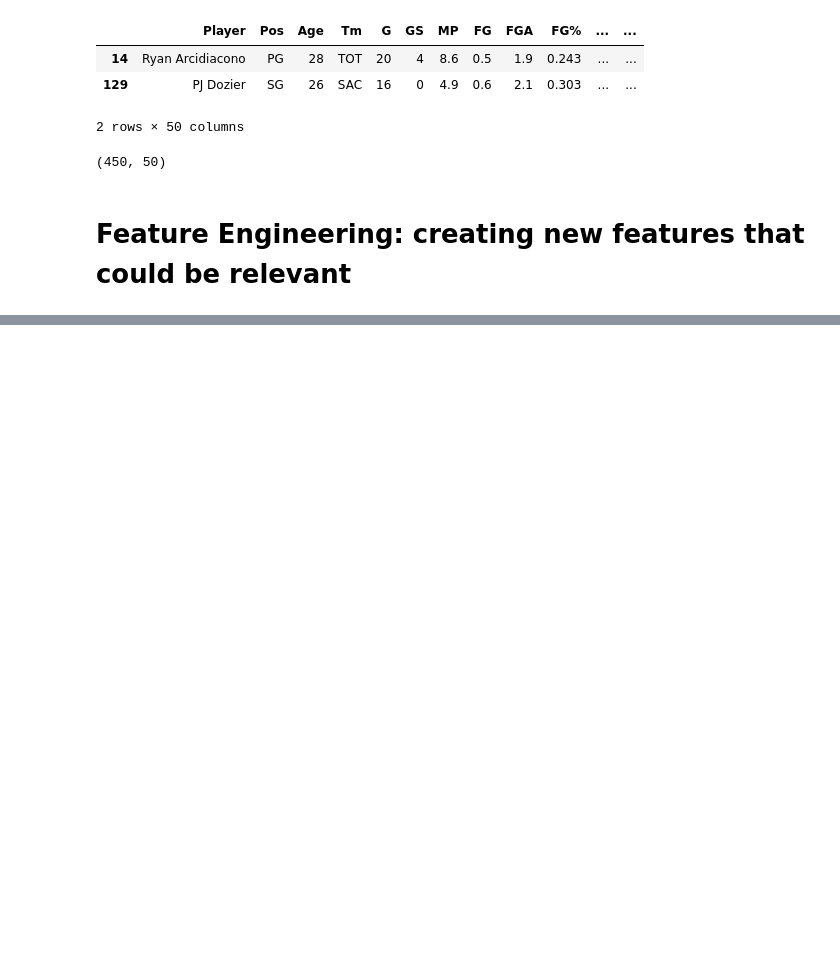
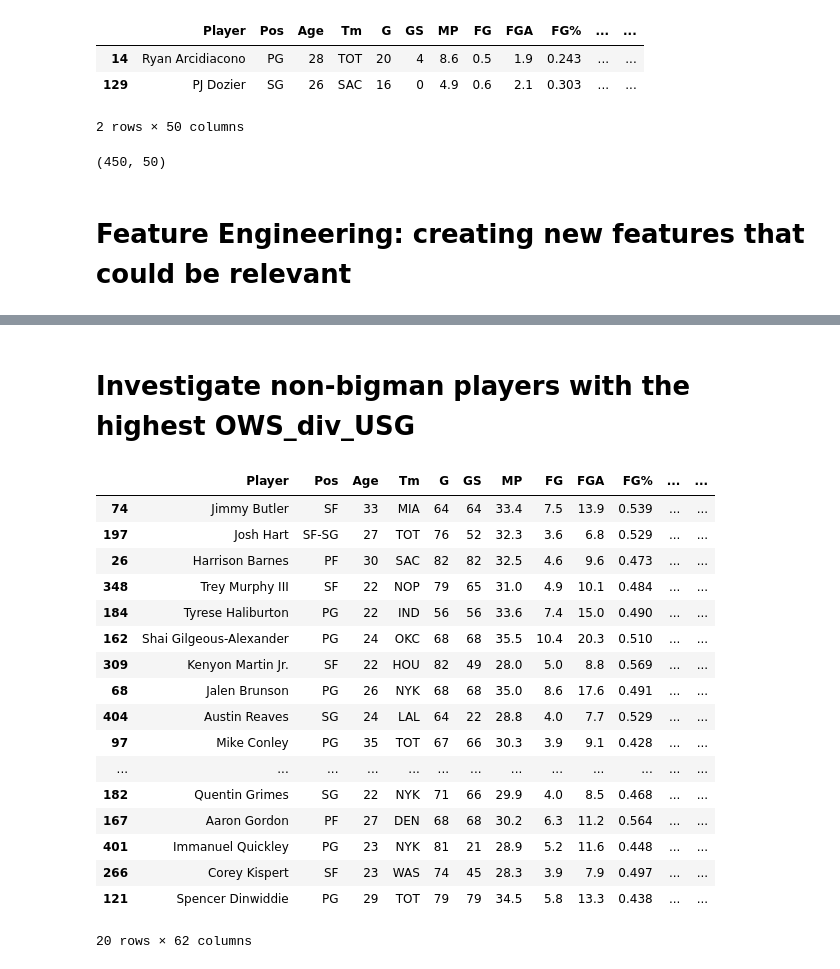
Before and after one commit to mnocerino23/NBA-Player-Classifier, a Jupyter notebook: featureEngineering.ipynb, the cells around one changed output, grey strips where cells are left out. Drawn from its saved outputs; the diff is of its cells as text; code cells hidden in the pictures; blank space fills up the shorter version.

```diff
--- a/featureEngineering.ipynb
+++ b/featureEngineering.ipynb
@@ -77,3 +77,42 @@ complete.shape
 (450, 50)
 # %% [markdown]
 # Feature Engineering: creating new features that could be relevant
+# %%
+#add back the feature, winshares per game that we created in the budget players notebook
+#this should be a better stat than WS because those who have played more games, will naturally have more win shares
+
+#WS_per_G = scaled win shares per game:
+complete = complete.assign(WS_per_G =lambda x: ((x['WS']/x['G'])*100))
+
+#OWS_per_G = scaled offensive win shares per game:
+complete = complete.assign(OWS_per_G =lambda x: ((x['OWS']/x['G'])*100))
+
+#DWS_per_G = scaled defensive win shares per game:
+complete = complete.assign(DWS_per_G =lambda x: ((x['DWS']/x['G'])*100))
+
+#AST_TOV= assist/turnover ratio
+complete = complete.assign(AST_TOV =lambda x: (x['AST']/x['TOV']))
+
+#OWS_div_USG = offensive win shares divided by usage
+complete  = complete.assign(OWS_div_USG =lambda x: (x['OWS']/x['USG%']))
+
+#TS_times_USG = usage * true Shooting %
+complete  = complete.assign(TS_times_USG =lambda x: (x['TS%']*x['USG%']))
+
+#bigmanD = (steals + blocks + defensive rebounds)/minutes played
+complete  = complete.assign(bigmanD =lambda x: (((x['STL']+x['BLK']+x['DRB'])/(x['MP']))))
+
+#foul_rate = personal fouls/ minutes played
+complete  = complete.assign(foul_rate =lambda x: ((x['PF']/x['MP'])))
+
+#3P_rate = 3PA/FGA (percentage of player's shots that are threes)
+complete  = complete.assign(three_rate =lambda x: ((x['3PA']/(x['3PA']+x['FGA']))*100))
+
+#PTs_per_36 played = (PPG / MPG) * 36
+complete  = complete.assign(PTs_per_36 =lambda x: ((x['PTS']/(x['MP']))*36))
+
+#PF_per_dplay (fouls per defensive play) = PF/(STL+BLK)
+complete  = complete.assign(PF_per_dplay =lambda x: ((x['PF']/(x['STL'] + x['BLK']))))
+
+#FG_TOV = (FG + 3P)/TOV
+complete  = complete.assign(FG_TOV =lambda x: (((x['FG']+x['3P'])/x['TOV'])))
@@ -79,0 +130,25 @@ complete.shape
+# %% [markdown]
+# Investigate non-bigman players with the highest OWS_div_USG
+# %%
+s = complete.sort_values(by =['OWS_div_USG'], ascending = False)
+s = s.loc[s['Pos'] != 'C']
+s.head(20)
+# %% [output]
+|  | Player | Pos | Age | Tm | G | GS | MP | FG | FGA | FG% | ... | ... |
+| 74 | Jimmy Butler | SF | 33 | MIA | 64 | 64 | 33.4 | 7.5 | 13.9 | 0.539 | ... | ... |
+| 197 | Josh Hart | SF-SG | 27 | TOT | 76 | 52 | 32.3 | 3.6 | 6.8 | 0.529 | ... | ... |
+| 26 | Harrison Barnes | PF | 30 | SAC | 82 | 82 | 32.5 | 4.6 | 9.6 | 0.473 | ... | ... |
+| 348 | Trey Murphy III | SF | 22 | NOP | 79 | 65 | 31.0 | 4.9 | 10.1 | 0.484 | ... | ... |
+| 184 | Tyrese Haliburton | PG | 22 | IND | 56 | 56 | 33.6 | 7.4 | 15.0 | 0.490 | ... | ... |
+| 162 | Shai Gilgeous-Alexander | PG | 24 | OKC | 68 | 68 | 35.5 | 10.4 | 20.3 | 0.510 | ... | ... |
+| 309 | Kenyon Martin Jr. | SF | 22 | HOU | 82 | 49 | 28.0 | 5.0 | 8.8 | 0.569 | ... | ... |
+| 68 | Jalen Brunson | PG | 26 | NYK | 68 | 68 | 35.0 | 8.6 | 17.6 | 0.491 | ... | ... |
+| 404 | Austin Reaves | SG | 24 | LAL | 64 | 22 | 28.8 | 4.0 | 7.7 | 0.529 | ... | ... |
+| 97 | Mike Conley | PG | 35 | TOT | 67 | 66 | 30.3 | 3.9 | 9.1 | 0.428 | ... | ... |
+| ... | ... | ... | ... | ... | ... | ... | ... | ... | ... | ... | ... | ... |
+| 182 | Quentin Grimes | SG | 22 | NYK | 71 | 66 | 29.9 | 4.0 | 8.5 | 0.468 | ... | ... |
+| 167 | Aaron Gordon | PF | 27 | DEN | 68 | 68 | 30.2 | 6.3 | 11.2 | 0.564 | ... | ... |
+| 401 | Immanuel Quickley | PG | 23 | NYK | 81 | 21 | 28.9 | 5.2 | 11.6 | 0.448 | ... | ... |
+| 266 | Corey Kispert | SF | 23 | WAS | 74 | 45 | 28.3 | 3.9 | 7.9 | 0.497 | ... | ... |
+| 121 | Spencer Dinwiddie | PG | 29 | TOT | 79 | 79 | 34.5 | 5.8 | 13.3 | 0.438 | ... | ... |
+20 rows × 62 columns
```
Also changed, not shown: parts of 17 cells of this notebook.
